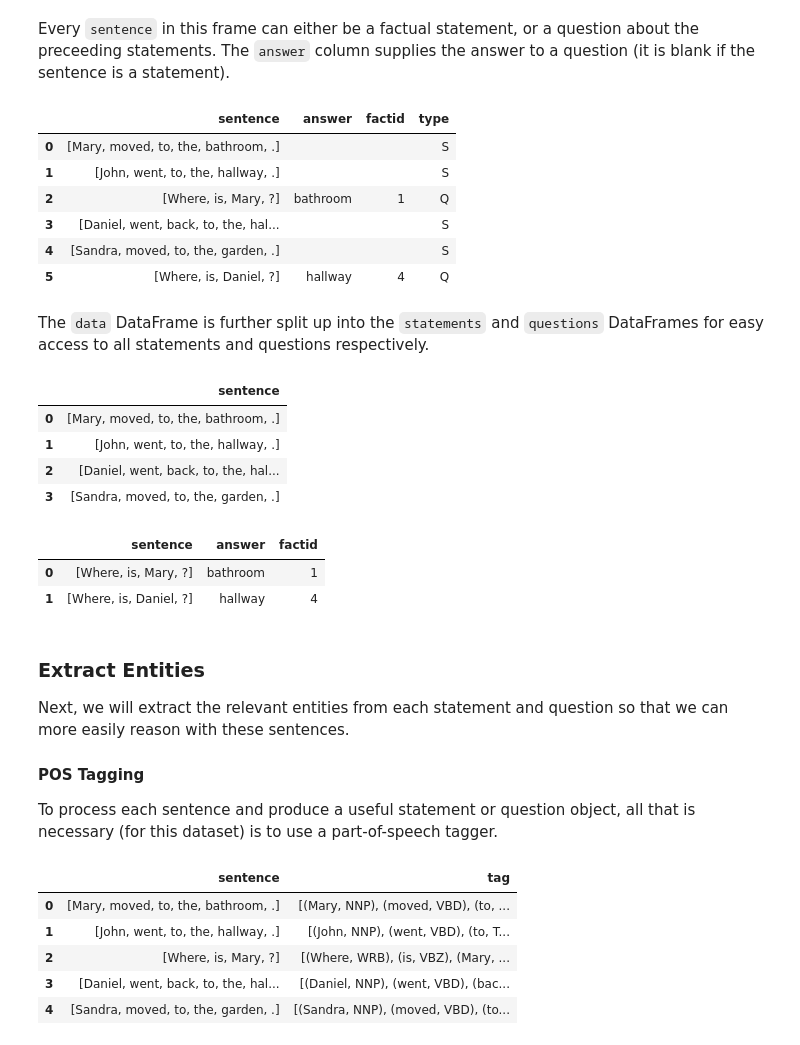
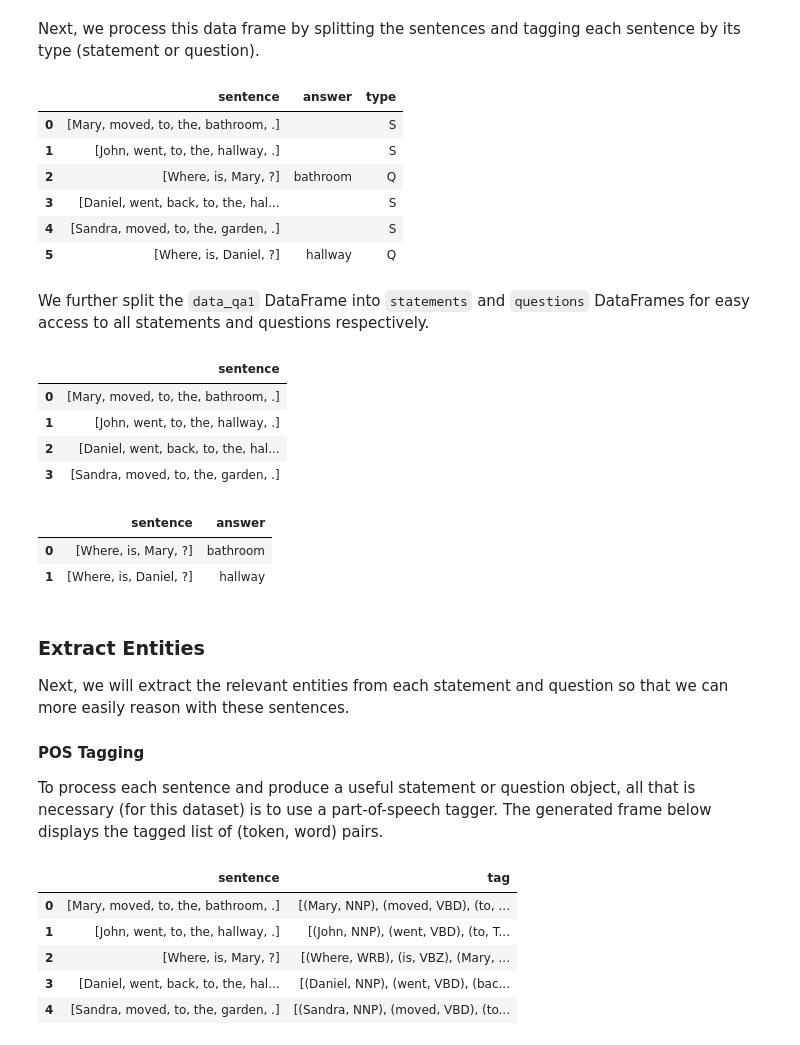
Before and after one commit to Hyperparticle/graph-nlu, a Jupyter notebook: notebooks/dynamic_memory_1.ipynb, the cells around one changed output. Drawn from its saved outputs; the diff is of its cells as text; code cells hidden in the pictures.

```diff
--- a/notebooks/dynamic_memory_1.ipynb
+++ b/notebooks/dynamic_memory_1.ipynb
@@ -29,0 +38,5 @@ from sklearn.metrics import accuracy_score
+# %%
+# Read the bAbI data as CSV
+filename = 'resources/qa1_single-supporting-fact_train.txt'
+data_qa1 = pd.read_csv(filename, delimiter='\t', names=['sentence', 'answer', 'factid'])
+data_qa1 = data_qa1.fillna('')
@@ -30,29 +57,28 @@ from sklearn.metrics import accuracy_score
+# %% [markdown]
+Next, we process this data frame by splitting the sentences and tagging each sentence by its type (statement or question).
 # %%
-# Read the bAbI data as CSV
-filename = 'resources/qa1_single-supporting-fact_train.txt'
-data = pd.read_csv(filename, delimiter='\t', names=['sentence', 'answer', 'factid'])
-data = data.fillna('')
-
-# Tag each sentence as a statement or question
+# Tag each sentence as a statement (S) or question (Q)
 tag_sentence = lambda row: 'S' if row.answer == '' else 'Q'
-data['type'] = data.apply(tag_sentence, axis=1)
+data_qa1['type'] = data_qa1.apply(tag_sentence, axis=1)
 
 # Use NLTK to tokenize the sentences into arrays of words
+# If you get an error here, make sure you donwloaded the NLTK packages above
 tokenize = lambda row: nltk.word_tokenize(row.sentence)[1:]
-data.sentence = data.apply(tokenize, axis=1)
+data_qa1.sentence = data_qa1.apply(tokenize, axis=1)
+
+# Drop the factid column, as we won't need it
+data_qa1 = data_qa1.drop('factid', axis=1)
-# %% [markdown]
-Every `sentence` in this frame can either be a factual statement, or a question about the preceeding statements. The `answer` column supplies the answer to a question (it is blank if the sentence is a statement).
 # %%
-data[:6]
+data_qa1[:6]
 # %% [output]
-|  | sentence | answer | factid | type |
-| 0 | [Mary, moved, to, the, bathroom, .] |  |  | S |
-| 1 | [John, went, to, the, hallway, .] |  |  | S |
-| 2 | [Where, is, Mary, ?] | bathroom | 1 | Q |
-| 3 | [Daniel, went, back, to, the, hal... |  |  | S |
-| 4 | [Sandra, moved, to, the, garden, .] |  |  | S |
-| 5 | [Where, is, Daniel, ?] | hallway | 4 | Q |
+|  | sentence | answer | type |
+| 0 | [Mary, moved, to, the, bathroom, .] |  | S |
+| 1 | [John, went, to, the, hallway, .] |  | S |
+| 2 | [Where, is, Mary, ?] | bathroom | Q |
+| 3 | [Daniel, went, back, to, the, hal... |  | S |
+| 4 | [Sandra, moved, to, the, garden, .] |  | S |
+| 5 | [Where, is, Daniel, ?] | hallway | Q |
 # %% [markdown]
-The `data` DataFrame is further split up into the `statements` and `questions` DataFrames for easy access to all statements and questions respectively.
+We further split the `data_qa1` DataFrame into `statements` and `questions` DataFrames for easy access to all statements and questions respectively.
 # %%
 # Create a DataFrame with just the statements
@@ -77,17 +102,17 @@ statements()[:4]
 | 2 | [Daniel, went, back, to, the, hal... |
 | 3 | [Sandra, moved, to, the, garden, .] |
 # %%
-questions()[:2]
+questions(data_qa1)[:2]
 # %% [output]
-|  | sentence | answer | factid |
-| 0 | [Where, is, Mary, ?] | bathroom | 1 |
-| 1 | [Where, is, Daniel, ?] | hallway | 4 |
+|  | sentence | answer |
+| 0 | [Where, is, Mary, ?] | bathroom |
+| 1 | [Where, is, Daniel, ?] | hallway |
 # %% [markdown]
 ### Extract Entities
 Next, we will extract the relevant entities from each statement and question so that we can more easily reason with these sentences.
 
 #### POS Tagging
-To process each sentence and produce a useful statement or question object, all that is necessary (for this dataset) is to use a part-of-speech tagger.
+To process each sentence and produce a useful statement or question object, all that is necessary (for this dataset) is to use a part-of-speech tagger. The generated frame below displays the tagged list of (token, word) pairs.
 # %%
 # Tag each token as a part of speech
 pos_tag = lambda row: nltk.pos_tag(row.sentence)
```
Also changed, not shown: parts of 32 cells of this notebook, 1 other file.
